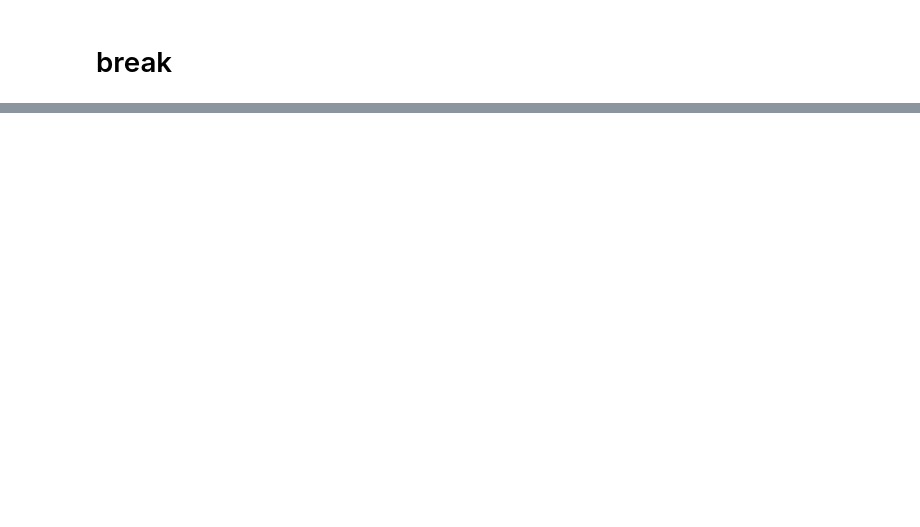
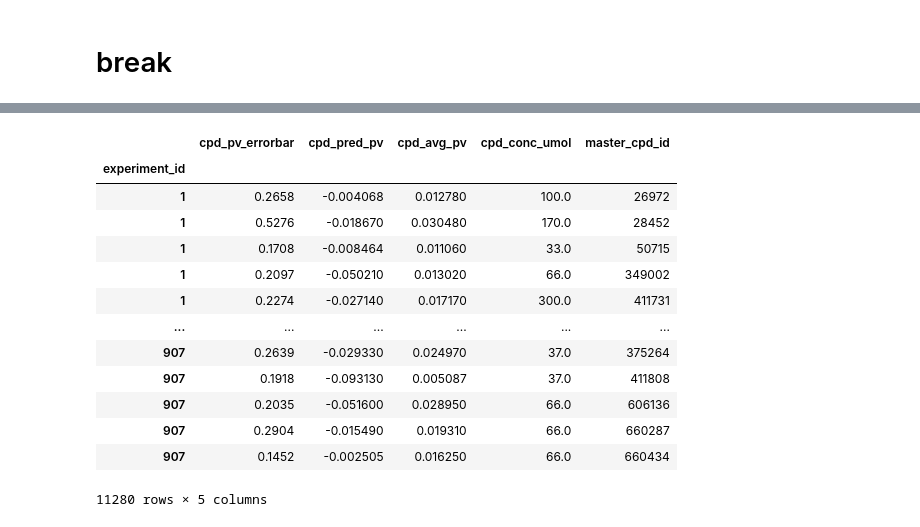
Before and after one commit to keiserlab/film-gex, a Jupyter notebook: notebooks/2020.09.29_datasets.ipynb, the cells around one changed output, grey strips where cells are left out. Cells and saved outputs as stored; diff of their text form; code cells hidden in the pictures; blank space fills up the shorter version.

```diff
--- a/notebooks/2020.09.29_datasets.ipynb
+++ b/notebooks/2020.09.29_datasets.ipynb
@@ -101,0 +202,17 @@ TypeError: split() got an unexpected keyword argument 'random_state'
+# %%
+ctrp[ctrp['cpd_pred_pv'] < 0]
+# %% [output]
+|  | cpd_pv_errorbar | cpd_pred_pv | cpd_avg_pv | cpd_conc_umol | master_cpd_id |
+| experiment_id |  |  |  |  |  |
+| 1 | 0.2658 | -0.004068 | 0.012780 | 100.0 | 26972 |
+| 1 | 0.5276 | -0.018670 | 0.030480 | 170.0 | 28452 |
+| 1 | 0.1708 | -0.008464 | 0.011060 | 33.0 | 50715 |
+| 1 | 0.2097 | -0.050210 | 0.013020 | 66.0 | 349002 |
+| 1 | 0.2274 | -0.027140 | 0.017170 | 300.0 | 411731 |
+| ... | ... | ... | ... | ... | ... |
+| 907 | 0.2639 | -0.029330 | 0.024970 | 37.0 | 375264 |
+| 907 | 0.1918 | -0.093130 | 0.005087 | 37.0 | 411808 |
+| 907 | 0.2035 | -0.051600 | 0.028950 | 66.0 | 606136 |
+| 907 | 0.2904 | -0.015490 | 0.019310 | 66.0 | 660287 |
+| 907 | 0.1452 | -0.002505 | 0.016250 | 66.0 | 660434 |
+11280 rows × 5 columns
```
Also changed, not shown: parts of 16 cells of this notebook, 5 other files.
